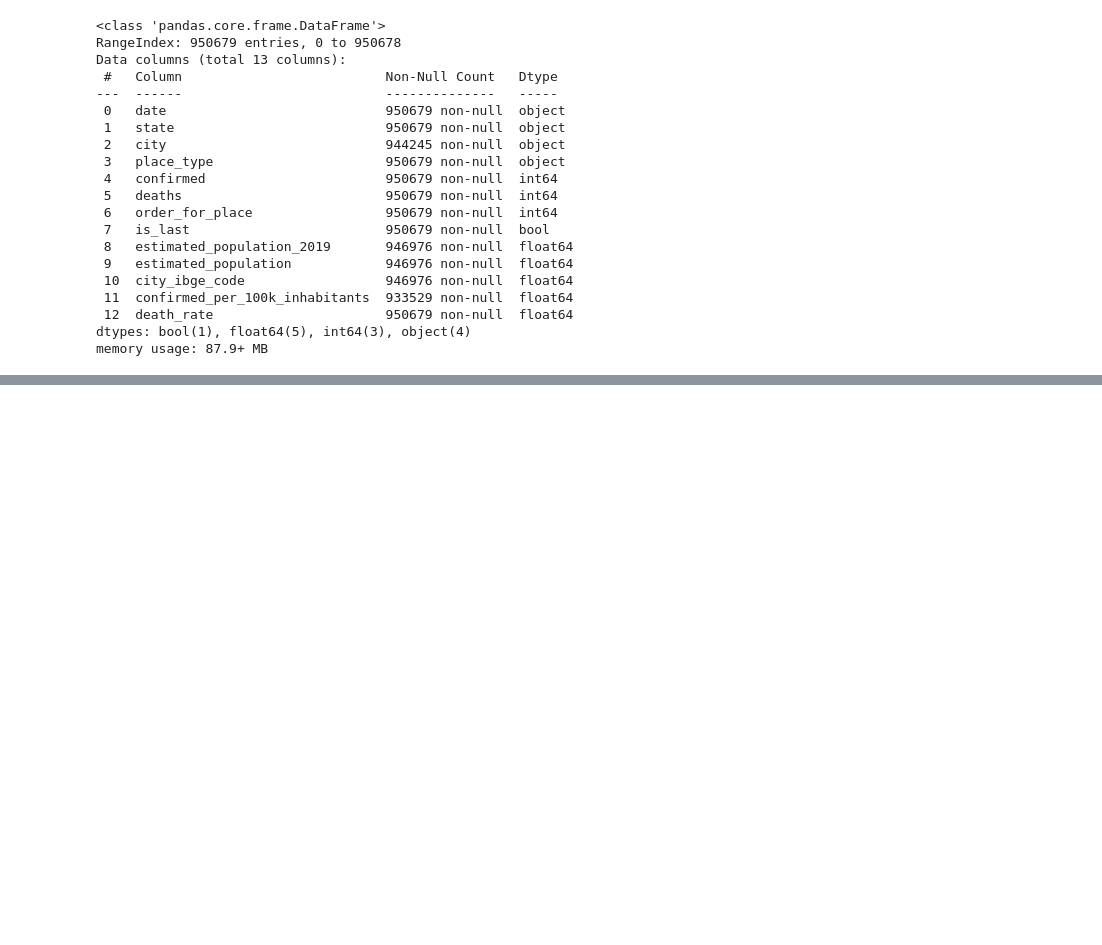
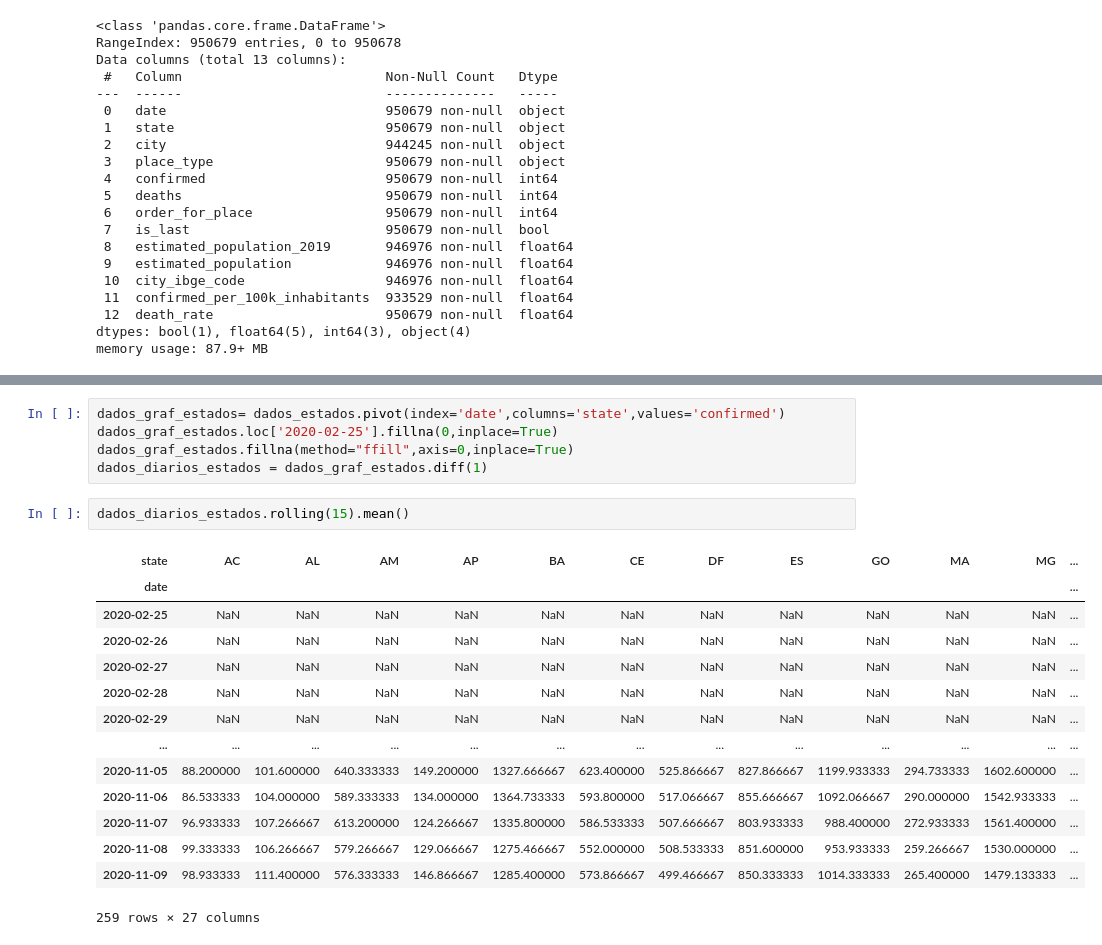
Before and after one commit to rabastos44/Bootcamp-Data-Science-Alura, a Jupyter notebook: Ricardo_Bastos.ipynb, the cells around one changed output, grey strips where cells are left out. Drawn from its saved outputs; the diff is of its cells as text; blank space fills up the shorter version.

```diff
--- a/Ricardo_Bastos.ipynb
+++ b/Ricardo_Bastos.ipynb
@@ -70,0 +78,22 @@ memory usage: 95.2+ MB
+# %%
+dados_graf_estados= dados_estados.pivot(index='date',columns='state',values='confirmed')
+dados_graf_estados.loc['2020-02-25'].fillna(0,inplace=True)
+dados_graf_estados.fillna(method="ffill",axis=0,inplace=True)
+dados_diarios_estados = dados_graf_estados.diff(1)
+# %%
+dados_diarios_estados.rolling(15).mean()
+# %% [output]
+| state | AC | AL | AM | AP | BA | CE | DF | ES | GO | MA | MG | ... |
+| date |  |  |  |  |  |  |  |  |  |  |  | ... |
+| 2020-02-25 | NaN | NaN | NaN | NaN | NaN | NaN | NaN | NaN | NaN | NaN | NaN | ... |
+| 2020-02-26 | NaN | NaN | NaN | NaN | NaN | NaN | NaN | NaN | NaN | NaN | NaN | ... |
+| 2020-02-27 | NaN | NaN | NaN | NaN | NaN | NaN | NaN | NaN | NaN | NaN | NaN | ... |
+| 2020-02-28 | NaN | NaN | NaN | NaN | NaN | NaN | NaN | NaN | NaN | NaN | NaN | ... |
+| 2020-02-29 | NaN | NaN | NaN | NaN | NaN | NaN | NaN | NaN | NaN | NaN | NaN | ... |
+| ... | ... | ... | ... | ... | ... | ... | ... | ... | ... | ... | ... | ... |
+| 2020-11-05 | 88.200000 | 101.600000 | 640.333333 | 149.200000 | 1327.666667 | 623.400000 | 525.866667 | 827.866667 | 1199.933333 | 294.733333 | 1602.600000 | ... |
+| 2020-11-06 | 86.533333 | 104.000000 | 589.333333 | 134.000000 | 1364.733333 | 593.800000 | 517.066667 | 855.666667 | 1092.066667 | 290.000000 | 1542.933333 | ... |
+| 2020-11-07 | 96.933333 | 107.266667 | 613.200000 | 124.266667 | 1335.800000 | 586.533333 | 507.666667 | 803.933333 | 988.400000 | 272.933333 | 1561.400000 | ... |
+| 2020-11-08 | 99.333333 | 106.266667 | 579.266667 | 129.066667 | 1275.466667 | 552.000000 | 508.533333 | 851.600000 | 953.933333 | 259.266667 | 1530.000000 | ... |
+| 2020-11-09 | 98.933333 | 111.400000 | 576.333333 | 146.866667 | 1285.400000 | 573.866667 | 499.466667 | 850.333333 | 1014.333333 | 265.400000 | 1479.133333 | ... |
+259 rows × 27 columns
```
Also changed, not shown: parts of 8 cells of this notebook.
